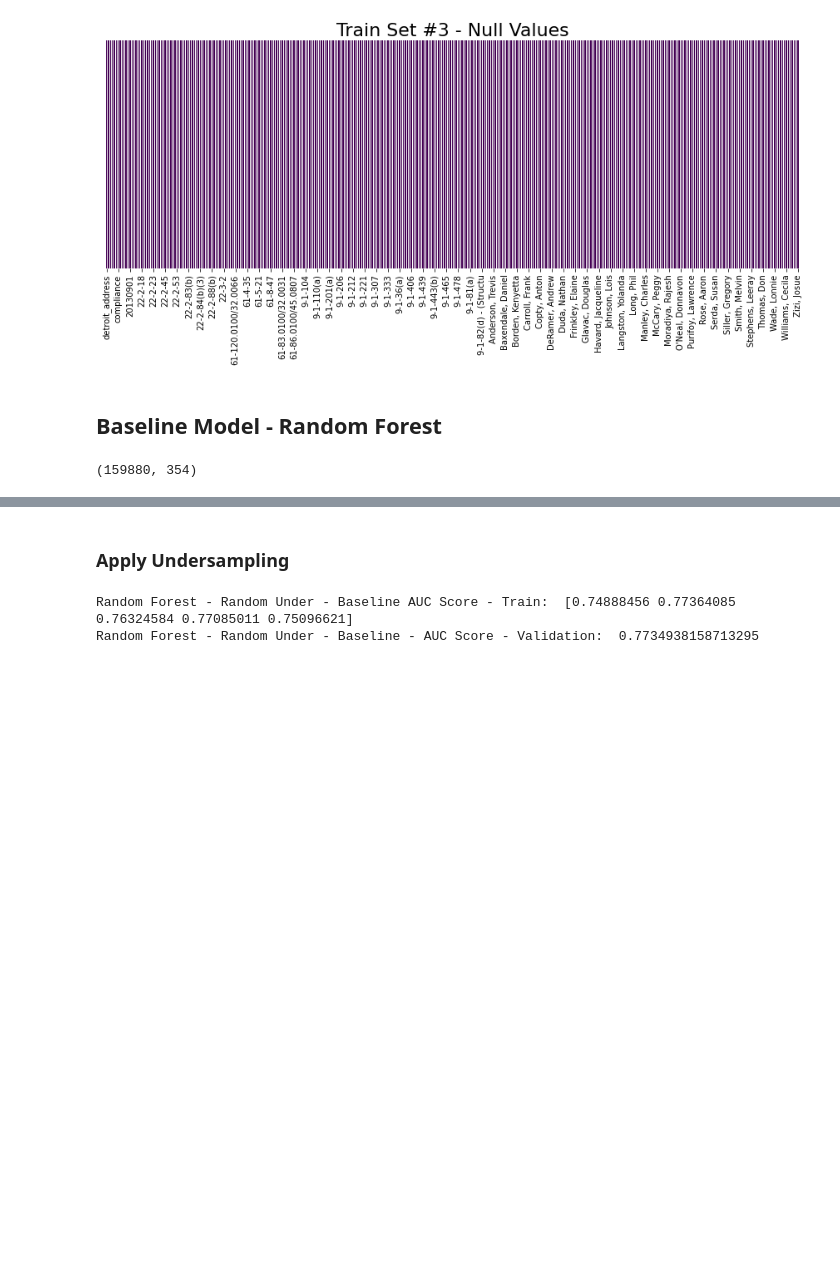
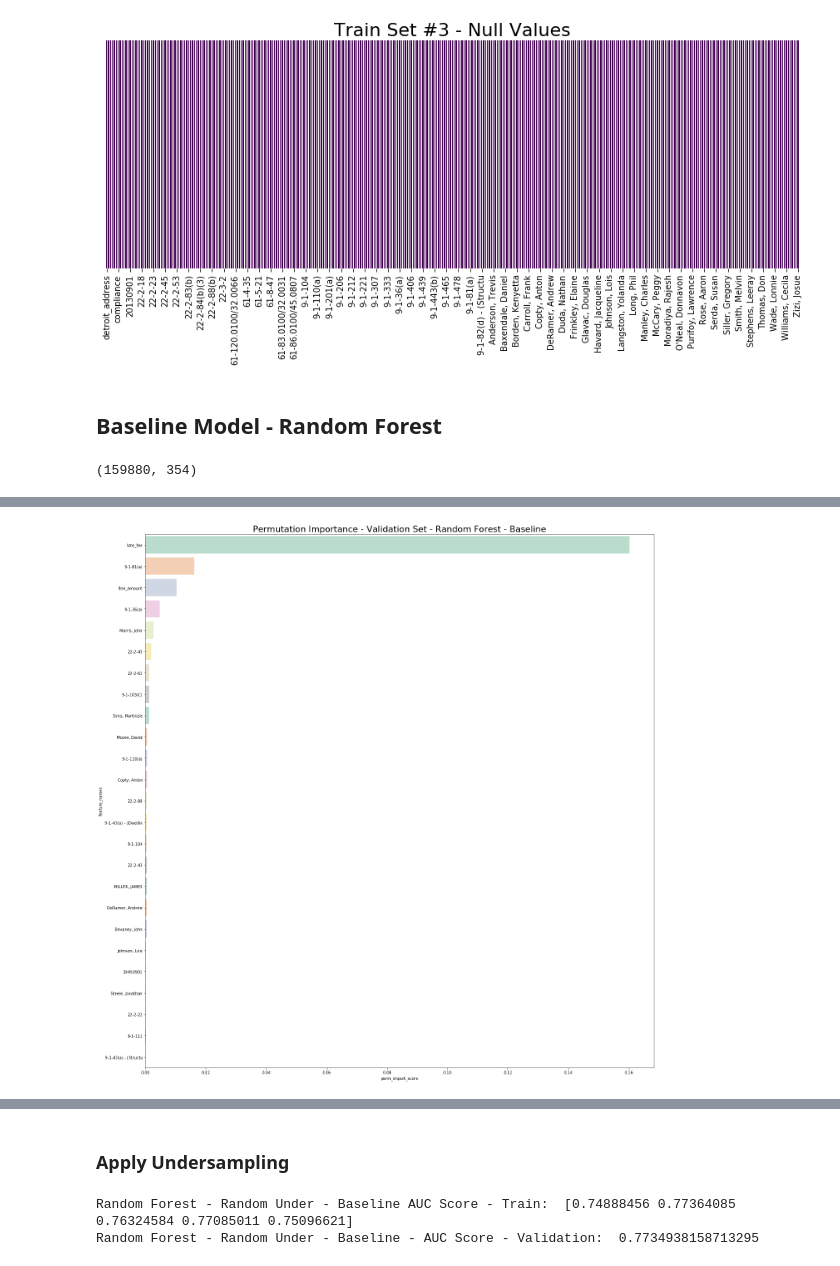
Before and after one commit to Morgan-Sell/detroit-blight-ticket, a Jupyter notebook: supervised_ml.ipynb, the cells around one changed output, grey strips where cells are left out. Saved outputs shown, nothing was run; the diff lists cells and outputs as text; code cells hidden in the pictures; blank space fills up the shorter version.

Commit message:
Performed permutation importance on baseline model.

```diff
--- a/supervised_ml.ipynb
+++ b/supervised_ml.ipynb
@@ -301,0 +326,2 @@ Random Forest - Baseline - AUC Score - Validation:  0.7686097225729512
+# %%
+perm_imp = permutation_importance(forest, X3_val, y3_val, scoring='roc_auc', n_repeats=10, random_state=3)
@@ -301,0 +335,9 @@ Random Forest - Baseline - AUC Score - Validation:  0.7686097225729512
+# %%
+feature_names = pd.Series(train3.columns.drop('compliance'))
+results = perm_imp.importances_mean
+df_perm_import = pd.DataFrame()
+df_perm_import['feature_names'] = feature_names
+df_perm_import['perm_import_score'] = results
+df_perm_import.columns=df_perm_import.columns.str.strip()
+df_perm_import.sort_values('perm_import_score', inplace=True, ascending=False)
+df_perm_import.head(10)
@@ -301,0 +356,8 @@ Random Forest - Baseline - AUC Score - Validation:  0.7686097225729512
+# %%
+plt.figure(figsize=(20,20))
+perm_import_top_25 = df_perm_import.iloc[:25, :]
+sns.barplot(x='perm_import_score', y='feature_names', data=perm_import_top_25, palette='Pastel2')
+plt.title('Permutation Importance - Validation Set - Random Forest - Baseline', fontsize=22)
+plt.tight_layout();
+# %% [output]
+[figure, added]
```
Also changed, not shown: parts of 13 cells of this notebook.
